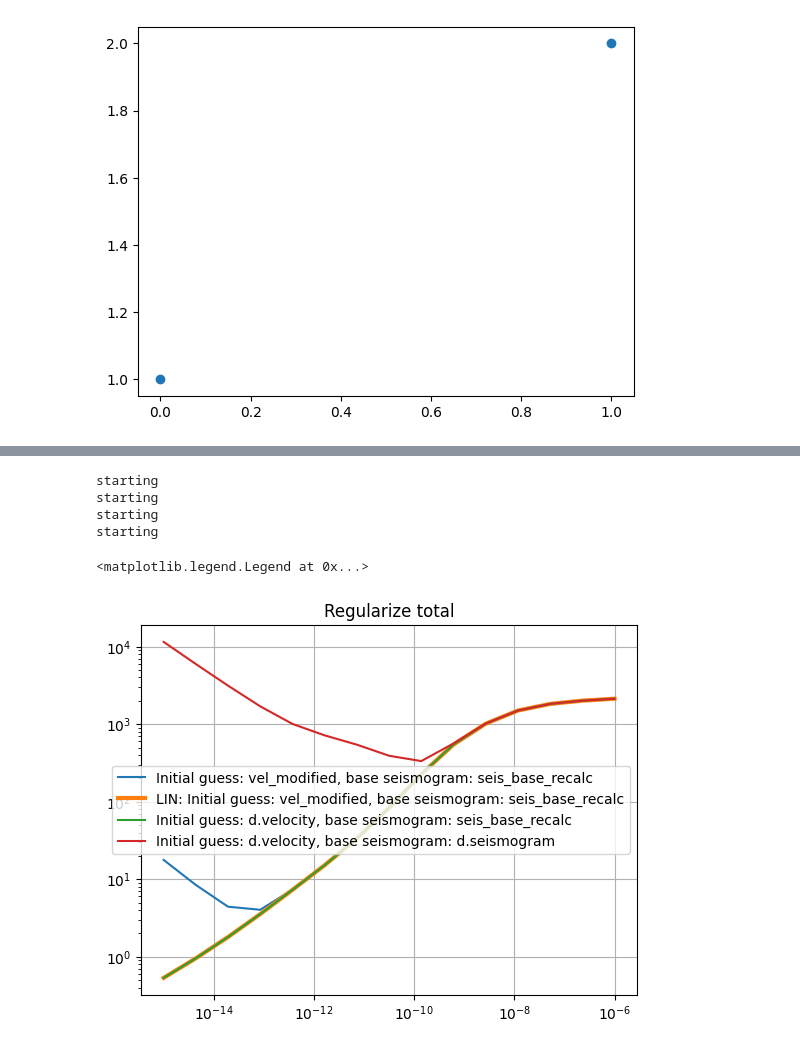
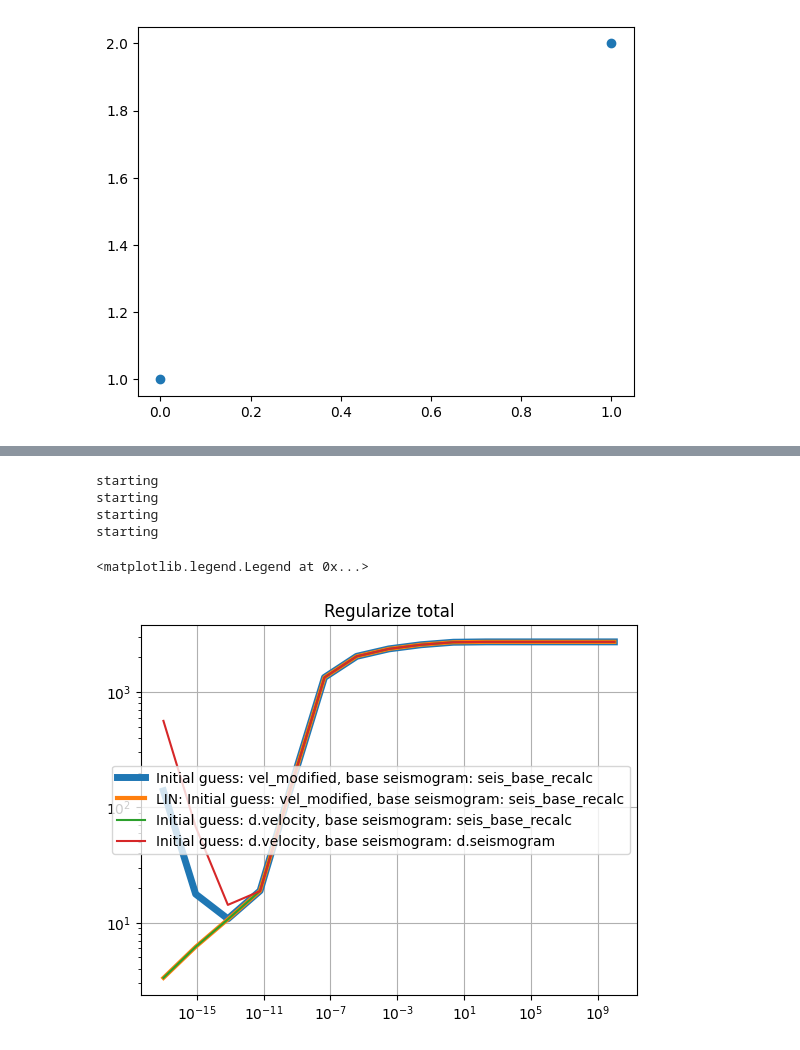
Before and after one commit to jcottaar/seismic, a Jupyter notebook: analysis/experiment_invert_style.ipynb, the cells around one changed output, grey strips where cells are left out. Drawn from its saved outputs; the diff is of its cells as text; code cells hidden in the pictures.

Commit message:
Loads of stuff, including bugfix for non-constant top velocity

```diff
--- a/analysis/experiment_invert_style.ipynb
+++ b/analysis/experiment_invert_style.ipynb
@@ -20,6 +20,7 @@ plt.scatter([0,1],[1,2])
 [figure]
 # %%
 importlib.reload(kgs)
+importlib.reload(seis_test)
 data=kgs.load_all_train_data()
 print(len(data))
 for d in data:
@@ -30,7 +31,8 @@ d.load_to_memory()
 plt.figure()
 plt.imshow(cp.asnumpy(d.velocity.data));plt.colorbar();#plt.clim([-3,3])
 import seis_test
-seis_test.test_stuff_on_one_case(d,1e-4)
+#seis_test.test_stuff_on_one_case(d,1e-4)
+d.load_to_memory()
 # %% [output]
 10000
 Style_A
@@ -111,12 +123,27 @@ array(0.18040209)
 # %%
+import scipy
 P=cp.eye(J.shape[1], dtype=cp.float64)
+x = np.arange(0,70)[:,None]+np.zeros( (1,70) )
+y = np.arange(0,70)[None,:]+np.zeros( (70,1) )
+x = x.flatten()[:,None]
+y = y.flatten()[:,None]
+dist_matrix = np.sqrt((x-x.T)**2+(y-y.T)**2)
+#plt.figure()
+#plt.imshow(dist_matrix)
+le=1
+K = np.exp(-dist_matrix**2/(2*(le)**2))
+K = scipy.linalg.block_diag(K,np.eye(1))
+K = cp.array(K)
+P = cp.linalg.inv(K)
+#print(P.dtype)
+#P=cp.eye(J.shape[1], dtype=cp.float64)
 # PP=cp.diag(1*np.ones(J_basis.shape[1]-1),k=-1)+cp.diag(1*np.ones(J_basis.shape[1]-1),k=1)-2*cp.eye(J_basis.shape[1])
 # PP = PP[1:-1,:]
 # PP=cp.diag(1*np.ones(J_basis.shape[1]-1),k=1)-1*cp.eye(J_basis.shape[1])
 # PP = PP[:-1,:]
 # PP = PP.T@PP
 # #print(PP.shape)
-# #plt.imshow(cp.asnumpy(PP))
+#plt.imshow(cp.asnumpy(P))
 # P = PP
 def analyze_one(velocity_guess, velocity_true, seismogram_for_guess, seismogram_true_given, lambda_vals):
     print('starting')
@@ -130,7 +157,7 @@ def analyze_one(velocity_guess, velocity_true, seismogram_for_guess, seismogram_
     rhs_part = matmul_part_cpu(J.T,(s0-s1))
     #return
     for lam in lambda_vals:
-        rhs=rhs_part-lam*v1
+        rhs=rhs_part-lam*P@v1
         delta_v = cp.linalg.solve(lam*P+JTJ,rhs)
         v0 = v1+delta_v
         v0_list.append(v0)
@@ -142,36 +169,36 @@ def analyze_one(velocity_guess, velocity_true, seismogram_for_guess, seismogram_
     return cp.asnumpy(cp.array(res)), v0_list
 # %%
 # So we get access to vel_modified (and seis_modified) and seis_base_recalc, and are asked to reconstruct vel_base.
-lambda_vals = 10**np.linspace(-15,-6,15)
+lambda_vals = 10**np.linspace(-17,10,15)
 
 res1,v0_list = analyze_one(vel_modified, d.velocity, seis_modified, seis_base_recalc, lambda_vals)
 res2,v0_list = analyze_one(vel_modified, d.velocity, seis_modified_linear, seis_base_recalc, lambda_vals)
 res3,v0_list = analyze_one(d.velocity, d.velocity, seis_base_recalc, seis_base_recalc, lambda_vals)
 res4,v0_list = analyze_one(d.velocity, d.velocity,seis_base_recalc, d.seismogram, lambda_vals)
 #res4,v0_list = analyze_one(vel_modified, d.velocity, seis_modified, seis_base_recalc, J_basis, lambda_vals)
 
 # #lambda_vals = [1e-6]
 # res=[]
 # v0_list=[]
 # rhs_part = J_basis.T@(s0-s1)
 # for lam in lambda_vals:
 #     rhs=rhs_part-lam*v_base
 #     delta_v = cp.linalg.solve(lam*cp.eye(J_basis.shape[1], dtype=J_basis.dtype)+J_basis.T@J_basis,rhs)
 #     v0 = v1+basis_vectors@delta_v
 #     v0_list.append(v0)
 #     res.append(kgs.rms(v0-d.velocity.to_vector()[:,None]))
 # res = cp.asnumpy(cp.array(res))
-plt.loglog(lambda_vals,res1)
+plt.loglog(lambda_vals,res1,linewidth=5)
 plt.loglog(lambda_vals,res2,linewidth=3)
 plt.loglog(lambda_vals,res3)
 plt.loglog(lambda_vals,res4)
 plt.grid(True)
 plt.title('Regularize total')
 plt.legend(('Initial guess: vel_modified, base seismogram: seis_base_recalc', 'LIN: Initial guess: vel_modified, base seismogram: seis_base_recalc', 'Initial guess: d.velocity, base seismogram: seis_base_recalc', 'Initial guess: d.velocity, base seismogram: d.seismogram'))
 # %% [output]
 starting
 starting
 starting
 starting
 <matplotlib.legend.Legend at 0x...>
-[figure, old version]
+[figure, new version]
```
Also changed, not shown: parts of 9 cells of this notebook, 6 other files.
